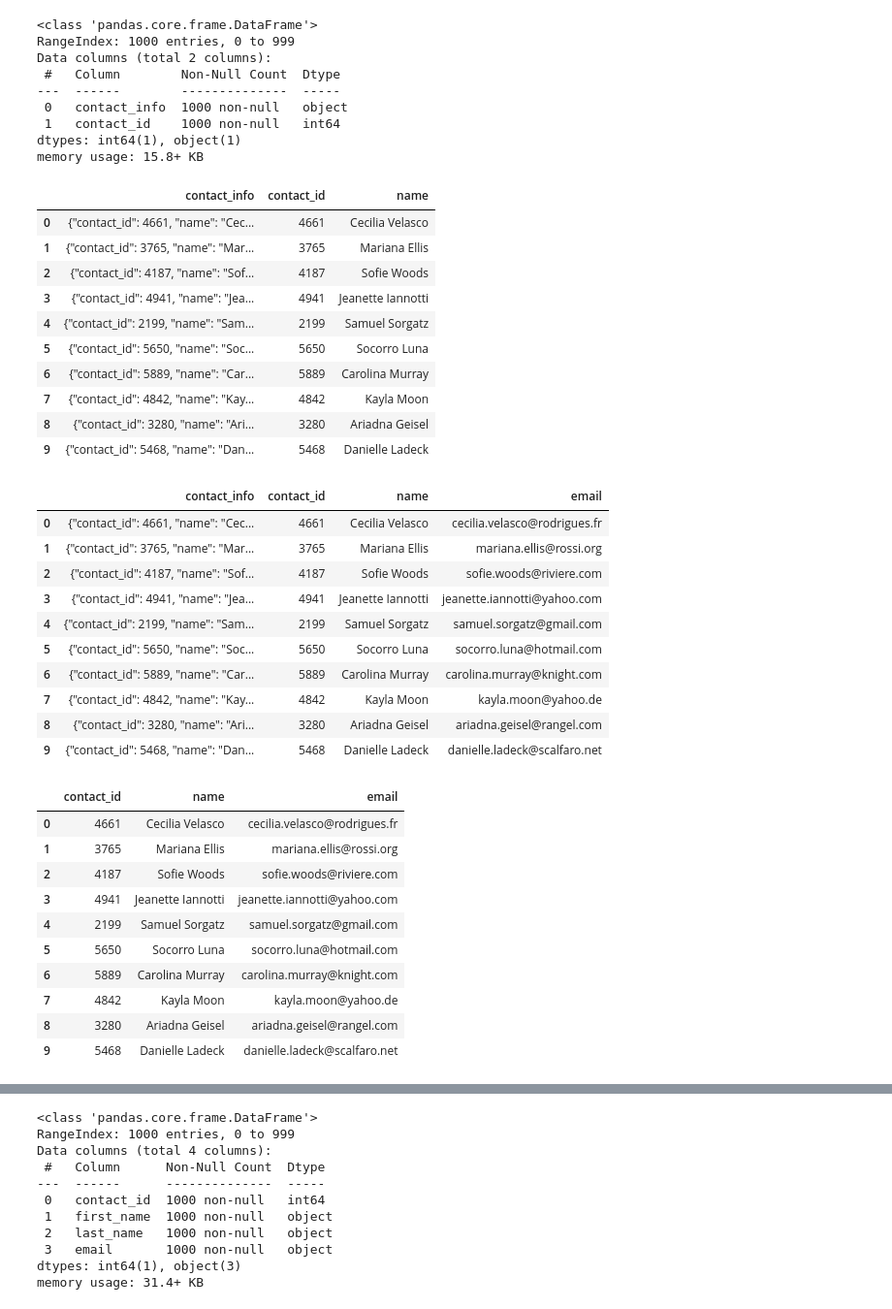
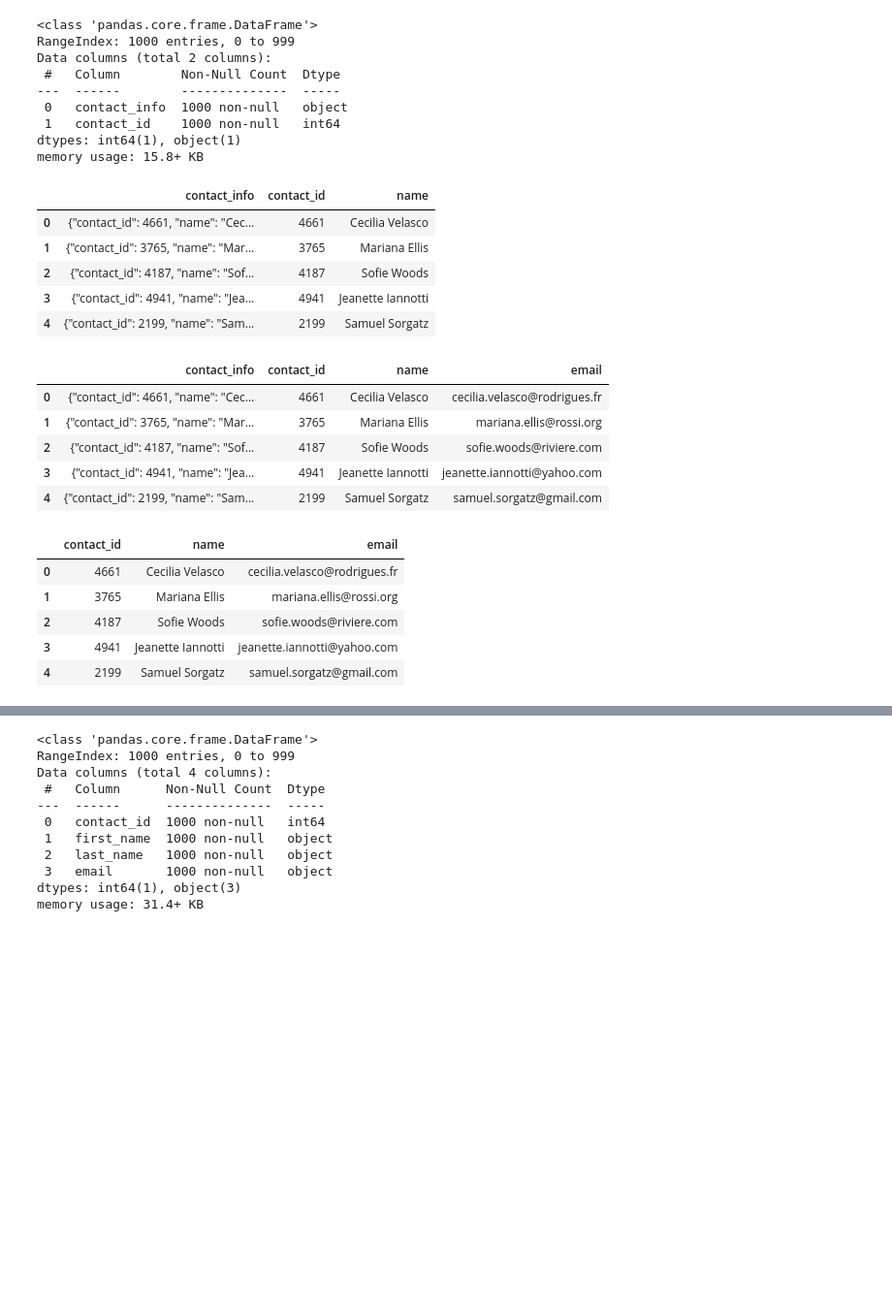
Before and after one commit to isabellajade/Crowdfunding_ETL, a Jupyter notebook: ETL_Mini_Project_Starter_Code_itaylor_pjaques.ipynb, the cells around one changed output, grey strips where cells are left out. Shown: that part at 97% size. Saved outputs shown, nothing was run; the diff lists cells and outputs as text; code cells hidden in the pictures; blank space fills up the shorter version.

Commit message:
Created contacts dataframe and clean contacts csv

```diff
--- a/ETL_Mini_Project_Starter_Code_itaylor_pjaques.ipynb
+++ b/ETL_Mini_Project_Starter_Code_itaylor_pjaques.ipynb
@@ -269,7 +285,7 @@ campaign_cleaned.to_csv("Resources/campaign.csv", index=False)
 ### Extract the contacts.xlsx Data.
 # %%
 # Read the data into a Pandas DataFrame. Use the `header=2` parameter when reading in the data.
-contact_info_df = pd.read_excel('Resources/contacts.xlsx', header=2)
+contact_info_df = pd.read_excel('Resources/contacts.xlsx', header=3)
 contact_info_df.head()
 # %% [output]
 |  | contact_info |
@@ -385,6 +348,8 @@ contact_info_df_copy.head()
 | 4 | {"contact_id": 2199, "name": "Sam... |
 # %%
 # Extract the four-digit contact ID number.
+contact_info_df_copy["contact_id"] = contact_info_df_copy["contact_info"].str.extract('([0-9]{4})')
+contact_info_df_copy.head()
 # %% [output]
 |  | contact_info | contact_id |
 | 0 | {"contact_id": 4661, "name": "Cec... | 4661 |
@@ -406,6 +372,8 @@ dtypes: object(2)
 memory usage: 15.8+ KB
 # %%
 # Convert the "contact_id" column to an int64 data type.
+contact_info_df_copy["contact_id"] = contact_info_df_copy["contact_id"].astype('int64')
+contact_info_df_copy.info()
 # %% [output]
 <class 'pandas.core.frame.DataFrame'>
 RangeIndex: 1000 entries, 0 to 999
@@ -418,6 +386,13 @@ dtypes: int64(1), object(1)
 memory usage: 15.8+ KB
 # %%
 # Extract the name of the contact and add it to a new column.
+name_list = []
+for i, row in contact_info_df_copy.iterrows():
+    row_dict = eval(row["contact_info"])
+    name_list.append(row_dict.get("name"))
+
+contact_info_df_copy["name"] = name_list
+contact_info_df_copy.head()
 # %% [output]
 |  | contact_info | contact_id | name |
 | 0 | {"contact_id": 4661, "name": "Cec... | 4661 | Cecilia Velasco |
@@ -425,27 +400,26 @@ memory usage: 15.8+ KB
 | 2 | {"contact_id": 4187, "name": "Sof... | 4187 | Sofie Woods |
 | 3 | {"contact_id": 4941, "name": "Jea... | 4941 | Jeanette Iannotti |
 | 4 | {"contact_id": 2199, "name": "Sam... | 2199 | Samuel Sorgatz |
-| 5 | {"contact_id": 5650, "name": "Soc... | 5650 | Socorro Luna |
-| 6 | {"contact_id": 5889, "name": "Car... | 5889 | Carolina Murray |
-| 7 | {"contact_id": 4842, "name": "Kay... | 4842 | Kayla Moon |
-| 8 | {"contact_id": 3280, "name": "Ari... | 3280 | Ariadna Geisel |
-| 9 | {"contact_id": 5468, "name": "Dan... | 5468 | Danielle Ladeck |
 # %%
 # Extract the email from the contacts and add the values to a new column.
+email_list = []
+for i, row in contact_info_df_copy.iterrows():
+    row_dict = eval(row["contact_info"])
+    email_list.append(row_dict.get("email"))
+
+contact_info_df_copy["email"] = email_list
+contact_info_df_copy.head()
 # %% [output]
 |  | contact_info | contact_id | name | email |
 | 0 | {"contact_id": 4661, "name": "Cec... | 4661 | Cecilia Velasco | cecilia.velasco@rodrigues.fr |
 | 1 | {"contact_id": 3765, "name": "Mar... | 3765 | Mariana Ellis | mariana.ellis@rossi.org |
 | 2 | {"contact_id": 4187, "name": "Sof... | 4187 | Sofie Woods | sofie.woods@riviere.com |
 | 3 | {"contact_id": 4941, "name": "Jea... | 4941 | Jeanette Iannotti | jeanette.iannotti@yahoo.com |
 | 4 | {"contact_id": 2199, "name": "Sam... | 2199 | Samuel Sorgatz | samuel.sorgatz@gmail.com |
-| 5 | {"contact_id": 5650, "name": "Soc... | 5650 | Socorro Luna | socorro.luna@hotmail.com |
-| 6 | {"contact_id": 5889, "name": "Car... | 5889 | Carolina Murray | carolina.murray@knight.com |
-| 7 | {"contact_id": 4842, "name": "Kay... | 4842 | Kayla Moon | kayla.moon@yahoo.de |
-| 8 | {"contact_id": 3280, "name": "Ari... | 3280 | Ariadna Geisel | ariadna.geisel@rangel.com |
-| 9 | {"contact_id": 5468, "name": "Dan... | 5468 | Danielle Ladeck | danielle.ladeck@scalfaro.net |
 # %%
 # Create a copy of the contact_info_df with the 'contact_id', 'name', 'email' columns.
+simplified_contact_info_df = contact_info_df_copy[["contact_id", "name", "email"]]
+simplified_contact_info_df.head()
 # %% [output]
 |  | contact_id | name | email |
 | 0 | 4661 | Cecilia Velasco | cecilia.velasco@rodrigues.fr |
@@ -453,10 +427,5 @@ memory usage: 15.8+ KB
 | 2 | 4187 | Sofie Woods | sofie.woods@riviere.com |
 | 3 | 4941 | Jeanette Iannotti | jeanette.iannotti@yahoo.com |
 | 4 | 2199 | Samuel Sorgatz | samuel.sorgatz@gmail.com |
-| 5 | 5650 | Socorro Luna | socorro.luna@hotmail.com |
-| 6 | 5889 | Carolina Murray | carolina.murray@knight.com |
-| 7 | 4842 | Kayla Moon | kayla.moon@yahoo.de |
-| 8 | 3280 | Ariadna Geisel | ariadna.geisel@rangel.com |
-| 9 | 5468 | Danielle Ladeck | danielle.ladeck@scalfaro.net |
 # %%
 # Create a "first"name" and "last_name" column with the first and last names from the "name" column.
```
Also changed, not shown: parts of 19 cells of this notebook, 3 other files.
